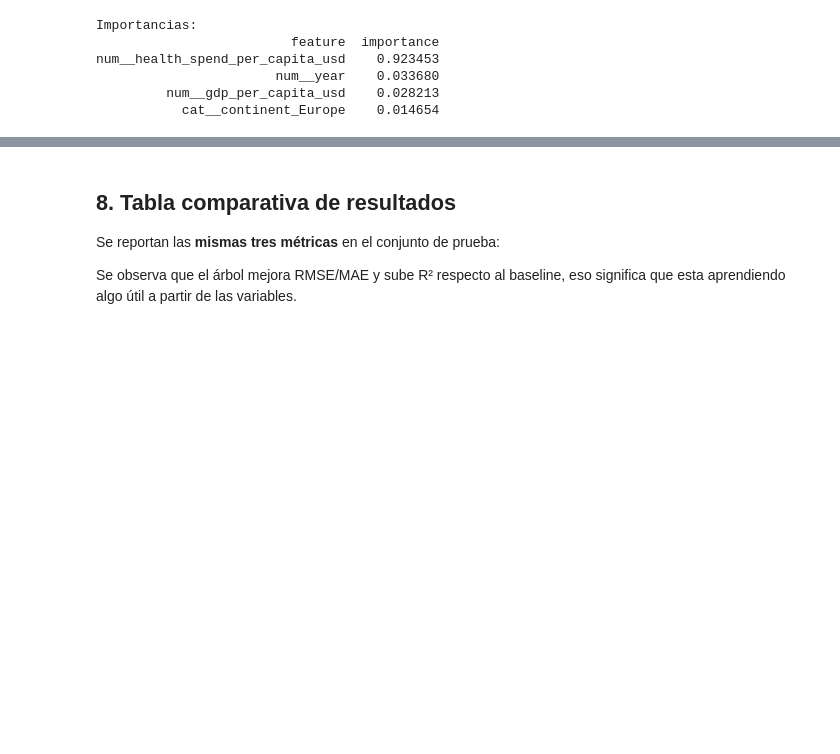
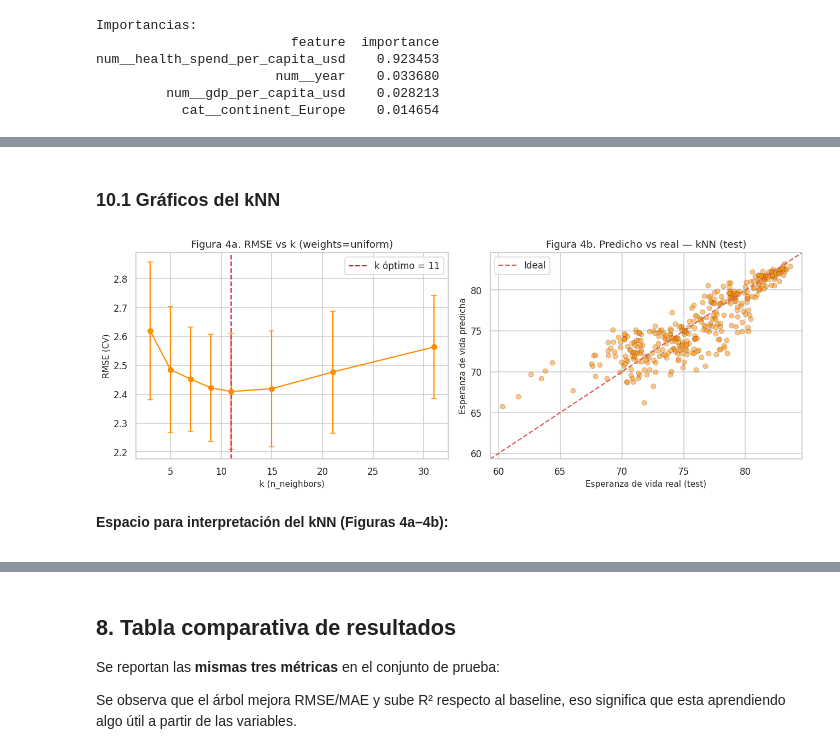
Before and after one commit to syltaer-utp/Project-S100, a Jupyter notebook: S100_Equipo2_Parte2.ipynb, the cells around one changed output, grey strips where cells are left out. Saved outputs shown, nothing was run; the diff lists cells and outputs as text; code cells hidden in the pictures; blank space fills up the shorter version.

Commit message:
Segundo Modelo: - Se carga el segundo modelo, junto a la tabla comparativa de los resultados obtenidos del baseline, primer y segundo modelo

```diff
--- a/S100_Equipo2_Parte2.ipynb
+++ b/S100_Equipo2_Parte2.ipynb
@@ -404,0 +467,46 @@ num__health_spend_per_capita_usd    0.923453
+# %% [markdown]
+### 10.1 Gráficos del kNN
+# %%
+# Curva de validación: RMSE vs k
+cv_results = pd.DataFrame(gs_knn.cv_results_)
+
+best_weight = gs_knn.best_params_["knn__weights"]
+mask = cv_results["param_knn__weights"] == best_weight
+curve = cv_results.loc[mask, ["param_knn__n_neighbors", "mean_test_score", "std_test_score"]].copy()
+curve["RMSE"] = -curve["mean_test_score"]
+curve = curve.sort_values("param_knn__n_neighbors")
+
+fig, axes = plt.subplots(1, 2, figsize=(12, 4.5))
+
+# Curva RMSE vs k
+axes[0].errorbar(curve["param_knn__n_neighbors"], curve["RMSE"],
+                 yerr=curve["std_test_score"], marker="o", color="darkorange",
+                 capsize=3)
+axes[0].axvline(gs_knn.best_params_["knn__n_neighbors"], color="crimson",
+                linestyle="--", label=f"k óptimo = {gs_knn.best_params_['knn__n_neighbors']}")
+axes[0].set_xlabel("k (n_neighbors)")
+axes[0].set_ylabel("RMSE (CV)")
+axes[0].set_title(f"Figura 4a. RMSE vs k (weights={best_weight})")
+axes[0].legend()
+
+# Predicho vs real (test)
+axes[1].scatter(y_test, y_pred_knn_test, alpha=0.5, edgecolor="k", linewidth=0.3,
+                color="darkorange")
+lims = [min(y_test.min(), y_pred_knn_test.min()) - 1,
+        max(y_test.max(), y_pred_knn_test.max()) + 1]
+axes[1].plot(lims, lims, "r--", linewidth=1.5, label="Ideal")
+axes[1].set_xlim(lims)
+axes[1].set_ylim(lims)
+axes[1].set_xlabel("Esperanza de vida real (test)")
+axes[1].set_ylabel("Esperanza de vida predicha")
+axes[1].set_title("Figura 4b. Predicho vs real — kNN (test)")
+axes[1].legend()
+
+plt.tight_layout()
+plt.show()
+# %% [output]
+[figure, added]
+# %% [markdown]
+**Espacio para interpretación del kNN (Figuras 4a–4b):**
+
+>
```
Also changed, not shown: parts of 9 cells of this notebook.
